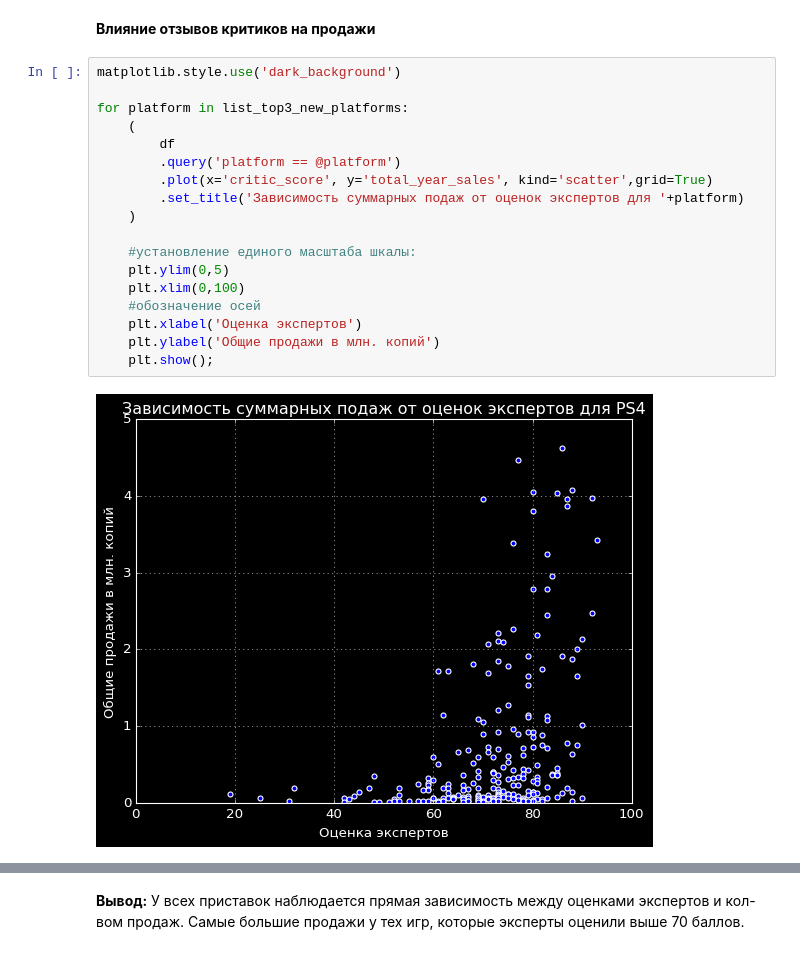
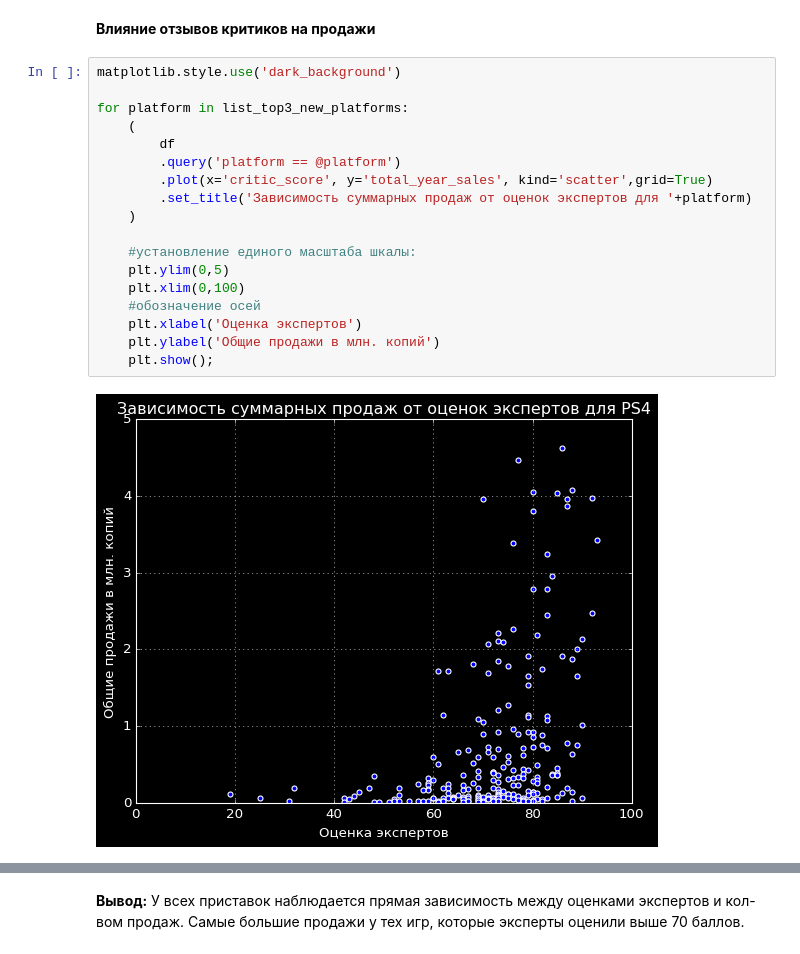
Before and after one commit to oleg-dmitriev-123/Portfolio-Data_Analysis, a Jupyter notebook: games_research/games_research.ipynb, the cells around one changed output, grey strips where cells are left out. Cells and saved outputs as stored; diff of their text form.

```diff
--- a/games_research/games_research.ipynb
+++ b/games_research/games_research.ipynb
@@ -382,20 +385,20 @@ plt.show();
 # %%
 matplotlib.style.use('dark_background')
 
 for platform in list_top3_new_platforms:
     (
         df
         .query('platform == @platform')
         .plot(x='critic_score', y='total_year_sales', kind='scatter',grid=True)
-        .set_title('Зависимость суммарных подаж от оценок экспертов для '+platform)
+        .set_title('Зависимость суммарных продаж от оценок экспертов для '+platform)
     )
 
     #установление единого масштаба шкалы:
     plt.ylim(0,5)
     plt.xlim(0,100)
     #обозначение осей
     plt.xlabel('Оценка экспертов')
     plt.ylabel('Общие продажи в млн. копий')
     plt.show();
 # %% [output]
-[figure, old version]
+[figure, new version]
```
Also changed, not shown: parts of 11 cells of this notebook, 2 other files.
